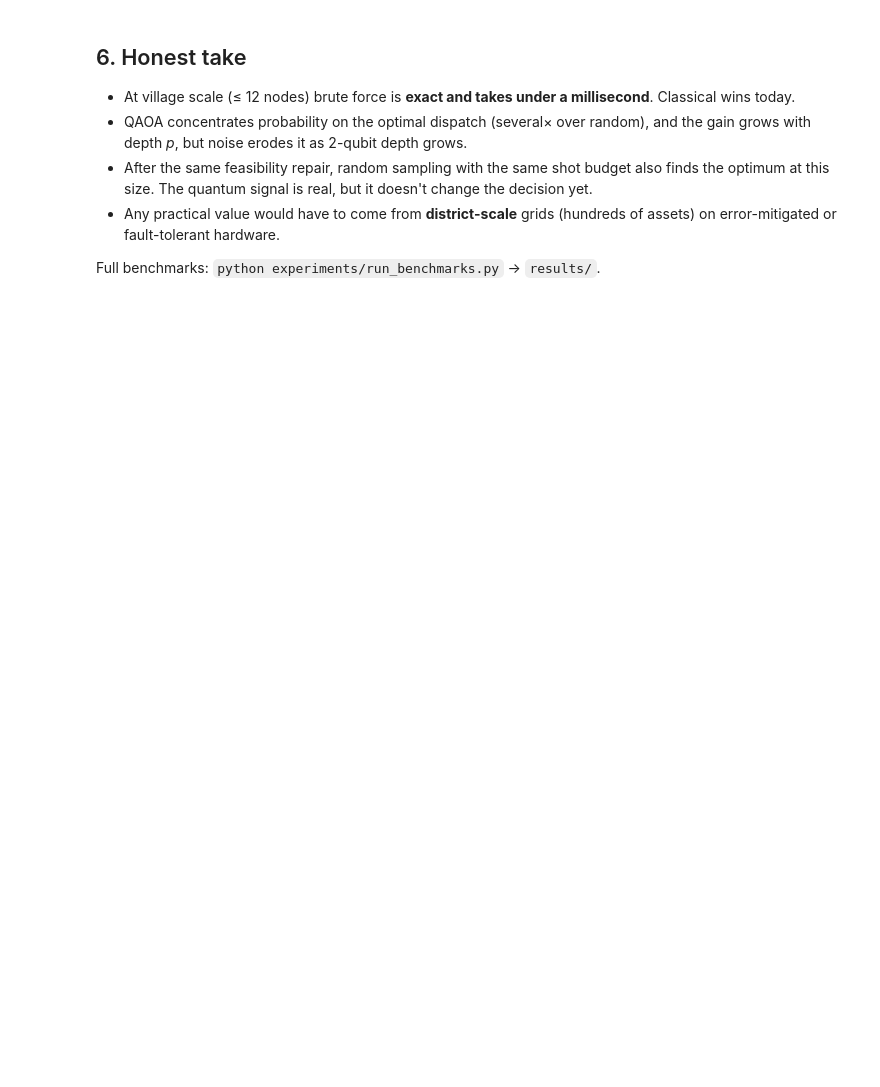
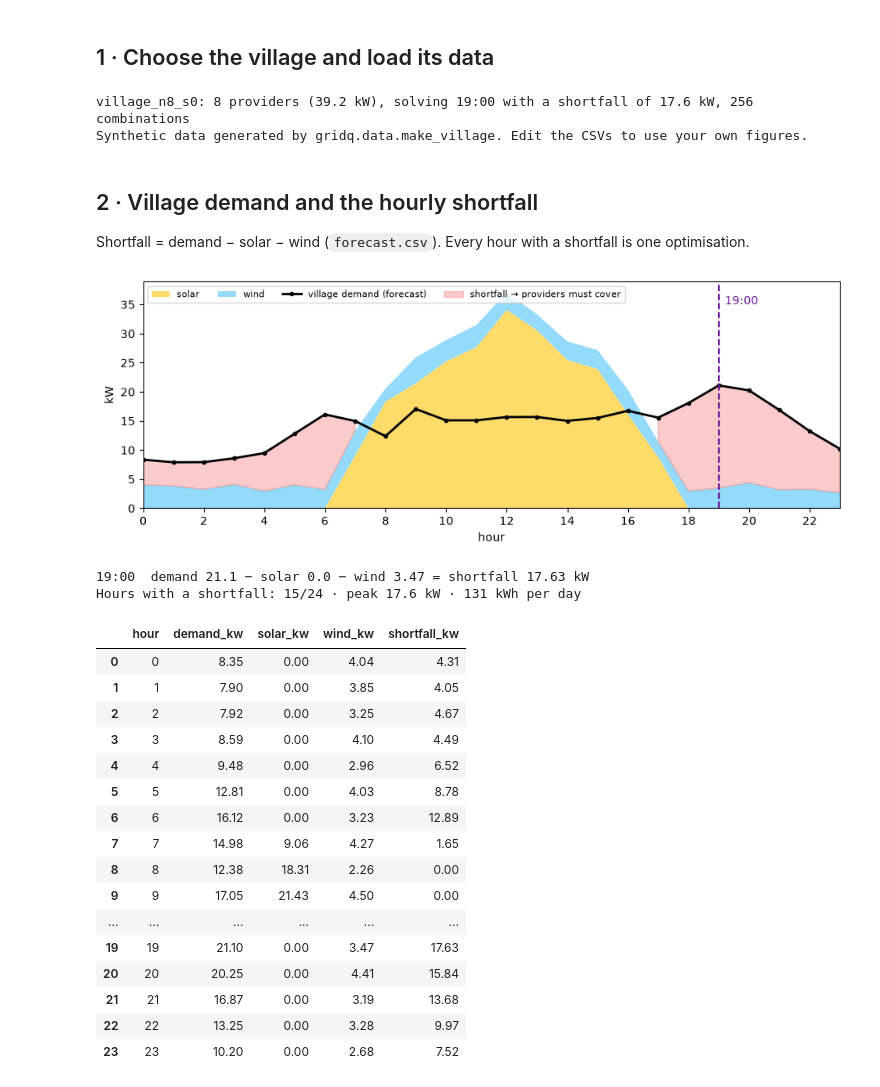
Before and after one commit to souviksbhowmik/gridq, a Jupyter notebook: notebooks/demo.ipynb, the cells around one changed output. Drawn from its saved outputs; the diff is of its cells as text; code cells hidden in the pictures; blank space fills up the shorter version.

```diff
--- a/notebooks/demo.ipynb
+++ b/notebooks/demo.ipynb
@@ -132,8 +10,71 @@ pd.DataFrame([{"backend": "ideal", "enrichment": res.enrichment, **res.circuit_s
-# %% [markdown]
-## 6. Honest take
-* At village scale (≤ 12 nodes) brute force is **exact and takes under a millisecond**. Classical wins today.
-* QAOA concentrates probability on the optimal dispatch (several× over random), and the gain grows with depth *p*, but noise erodes it as 2-qubit depth grows.
-* After the same feasibility repair, random sampling with the same shot budget also finds the optimum at this size. The quantum signal is real, but it doesn't change the decision yet.
-* Any practical value would have to come from **district-scale** grids (hundreds of assets) on error-mitigated or fault-tolerant hardware.
-
-Full benchmarks: `python experiments/run_benchmarks.py` → `results/`.
+# %% [markdown]
+## 1 · Choose the village and load its data
+# %%
+import warnings; warnings.filterwarnings("ignore")
+from pathlib import Path
+import numpy as np, pandas as pd, matplotlib.pyplot as plt
+from gridq import build_qubo, dispatch_metrics, cost_saved_pct, repair
+from gridq.data import load_village
+from gridq.metrics import naive_policy_cost
+
+# ---- pick ONE village (uncomment the one you want) -------------------------
+# VILLAGE = "village_n6_s0"     # 6 providers  (the one run on real IBM hardware)
+VILLAGE = "village_n8_s0"       # 8 providers  (main demo)
+# VILLAGE = "village_n8_s1"     # 8 providers, different mix
+# VILLAGE = "village_n10_s0"    # 10 providers
+# VILLAGE = "village_n12_s0"    # 12 providers
+
+HOUR = None   # None = the hour with the biggest shortfall, or set e.g. HOUR = 19
+
+ROOT = Path.cwd() if (Path.cwd() / "data").exists() else Path.cwd().parent
+village = load_village(ROOT / "data" / "villages" / VILLAGE)
+balance = village.hourly_balance()
+if HOUR is None:
+    HOUR = int(balance.loc[balance.shortfall_kw.idxmax(), "hour"])
+grid = village.microgrid(HOUR)          # the optimisation problem for that hour
+qubo = build_qubo(grid)                 # the same QUBO is used by every solver
+print(f"{VILLAGE}: {village.n} providers ({village.providers.capacity_kw.sum():.1f} kW), "
+      f"solving {HOUR:02d}:00 with a shortfall of {grid.deficit} kW, {2 ** village.n:,} combinations")
+print(village.meta.get("note", ""))
+# %% [output]
+village_n8_s0: 8 providers (39.2 kW), solving 19:00 with a shortfall of 17.6 kW, 256 combinations
+Synthetic data generated by gridq.data.make_village. Edit the CSVs to use your own figures.
+# %% [markdown]
+## 2 · Village demand and the hourly shortfall
+Shortfall = demand − solar − wind (`forecast.csv`). Every hour with a shortfall is one optimisation.
+# %%
+b = balance
+fig, ax = plt.subplots(figsize=(11, 3.6))
+ax.stackplot(b.hour, b.solar_kw, b.wind_kw, labels=["solar", "wind"], colors=["#ffd54f", "#81d4fa"], alpha=0.85)
+ax.plot(b.hour, b.demand_kw, "k-o", ms=3, lw=2, label="village demand (forecast)")
+ax.fill_between(b.hour, b.renewables_kw, b.demand_kw, where=b.shortfall_kw > 0, color="#ef5350", alpha=0.3,
+                label="shortfall → providers must cover")
+ax.axvline(HOUR, color="#6a1b9a", ls="--"); ax.text(HOUR + 0.2, ax.get_ylim()[1] * 0.9, f"{HOUR:02d}:00", color="#6a1b9a")
+ax.set(xlabel="hour", ylabel="kW", xticks=range(0, 24, 2), xlim=(0, 23)); ax.legend(fontsize=8, ncol=4, loc="upper left")
+plt.show()
+r = b.set_index("hour").loc[HOUR]
+print(f"{HOUR:02d}:00  demand {r.demand_kw} − solar {r.solar_kw} − wind {r.wind_kw} = shortfall {r.shortfall_kw} kW")
+print(f"Hours with a shortfall: {int(b.dispatch_needed.sum())}/24 · peak {b.shortfall_kw.max():.1f} kW · "
+      f"{b.shortfall_kw.clip(lower=0).sum():.0f} kWh per day")
+b.assign(shortfall_kw=b.shortfall_kw.clip(lower=0))[["hour", "demand_kw", "solar_kw", "wind_kw", "shortfall_kw"]]
+# %% [output]
+[figure, added]
+19:00  demand 21.1 − solar 0.0 − wind 3.47 = shortfall 17.63 kW
+Hours with a shortfall: 15/24 · peak 17.6 kW · 131 kWh per day
+|  | hour | demand_kw | solar_kw | wind_kw | shortfall_kw |
+| 0 | 0 | 8.35 | 0.00 | 4.04 | 4.31 |
+| 1 | 1 | 7.90 | 0.00 | 3.85 | 4.05 |
+| 2 | 2 | 7.92 | 0.00 | 3.25 | 4.67 |
+| 3 | 3 | 8.59 | 0.00 | 4.10 | 4.49 |
+| 4 | 4 | 9.48 | 0.00 | 2.96 | 6.52 |
+| 5 | 5 | 12.81 | 0.00 | 4.03 | 8.78 |
+| 6 | 6 | 16.12 | 0.00 | 3.23 | 12.89 |
+| 7 | 7 | 14.98 | 9.06 | 4.27 | 1.65 |
+| 8 | 8 | 12.38 | 18.31 | 2.26 | 0.00 |
+| 9 | 9 | 17.05 | 21.43 | 4.50 | 0.00 |
+| ... | ... | ... | ... | ... | ... |
+| 19 | 19 | 21.10 | 0.00 | 3.47 | 17.63 |
+| 20 | 20 | 20.25 | 0.00 | 4.41 | 15.84 |
+| 21 | 21 | 16.87 | 0.00 | 3.19 | 13.68 |
+| 22 | 22 | 13.25 | 0.00 | 3.28 | 9.97 |
+| 23 | 23 | 10.20 | 0.00 | 2.68 | 7.52 |
```
Also changed, not shown: parts of 22 cells of this notebook, 3 other files.
